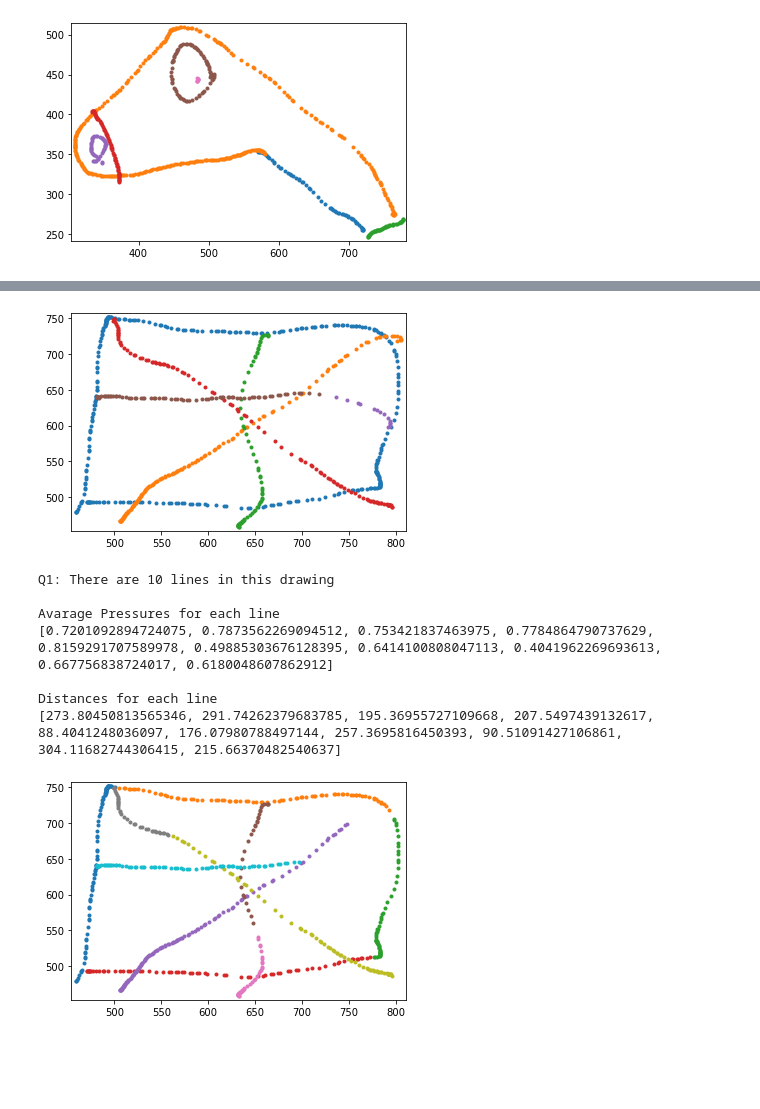
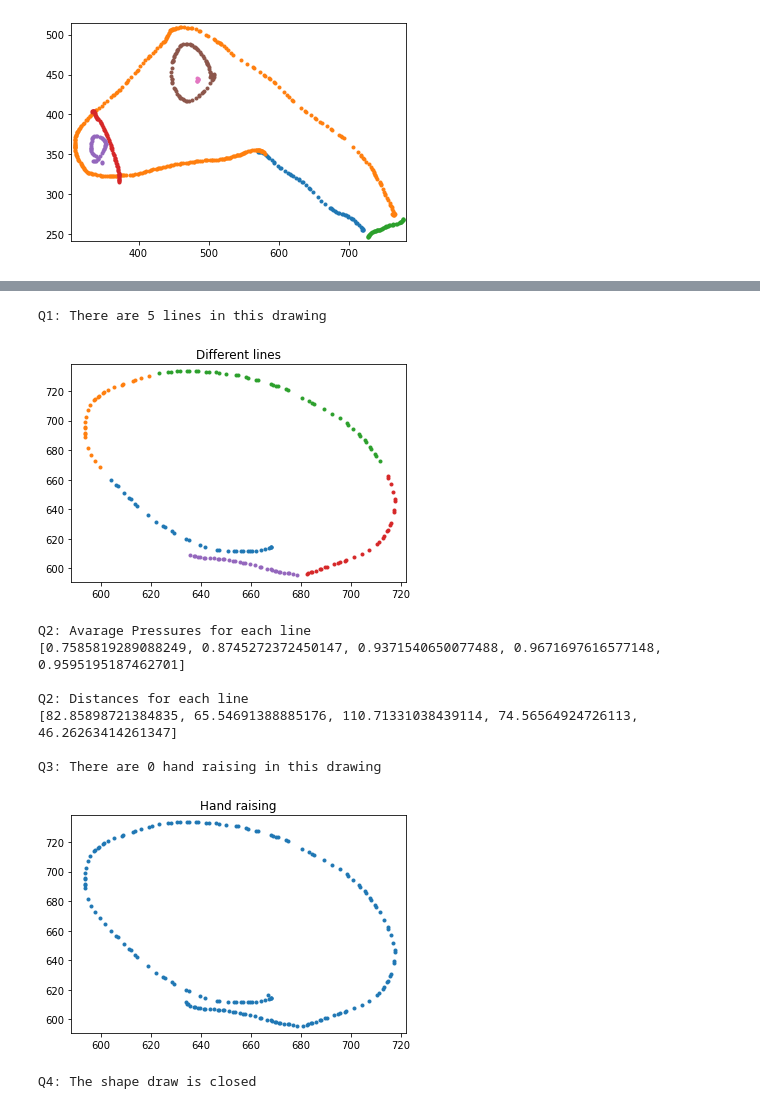
Before and after one commit to sandler2806/Data-Visualization, a Jupyter notebook: kids_drawing_pandas.ipynb, the cells around one changed output, grey strips where cells are left out. Cells and saved outputs as stored; diff of their text form; code cells hidden in the pictures; blank space fills up the shorter version.

```diff
--- a/kids_drawing_pandas.ipynb
+++ b/kids_drawing_pandas.ipynb
@@ -466,13 +481,15 @@ def algo(df):
 # %%
-img = pd.read_csv(r'C:\Users\sandl\.ipynb_checkpoints\train\7556\SimpleTest\13.csv')
+img = pd.read_csv(r'C:\Users\sandl\.ipynb_checkpoints\train\7558\SimpleTest\3.csv')
 algo(img)
 # %% [output]
+Q1: There are 5 lines in this drawing
-[figure, old version]
+[figure, new version]
-Q1: There are 10 lines in this drawing
-
-Avarage Pressures for each line
-[0.7201092894724075, 0.7873562269094512, 0.753421837463975, 0.7784864790737629, 0.8159291707589978, 0.49885303676128395, 0.6414100808047113, 0.4041962269693613, 0.667756838724017, 0.6180048607862912]
-
-Distances for each line
-[273.80450813565346, 291.74262379683785, 195.36955727109668, 207.5497439132617, 88.4041248036097, 176.07980788497144, 257.3695816450393, 90.51091427106861, 304.11682744306415, 215.66370482540637]
+Q2: Avarage Pressures for each line
+[0.7585819289088249, 0.8745272372450147, 0.9371540650077488, 0.9671697616577148, 0.9595195187462701]
+
+Q2: Distances for each line
+[82.85898721384835, 65.54691388885176, 110.71331038439114, 74.56564924726113, 46.26263414261347]
+
+Q3: There are 0 hand raising in this drawing
-[figure, old version]
+[figure, new version]
+Q4: The shape draw is closed
```
Also changed, not shown: parts of 34 cells of this notebook, 1 other file.
